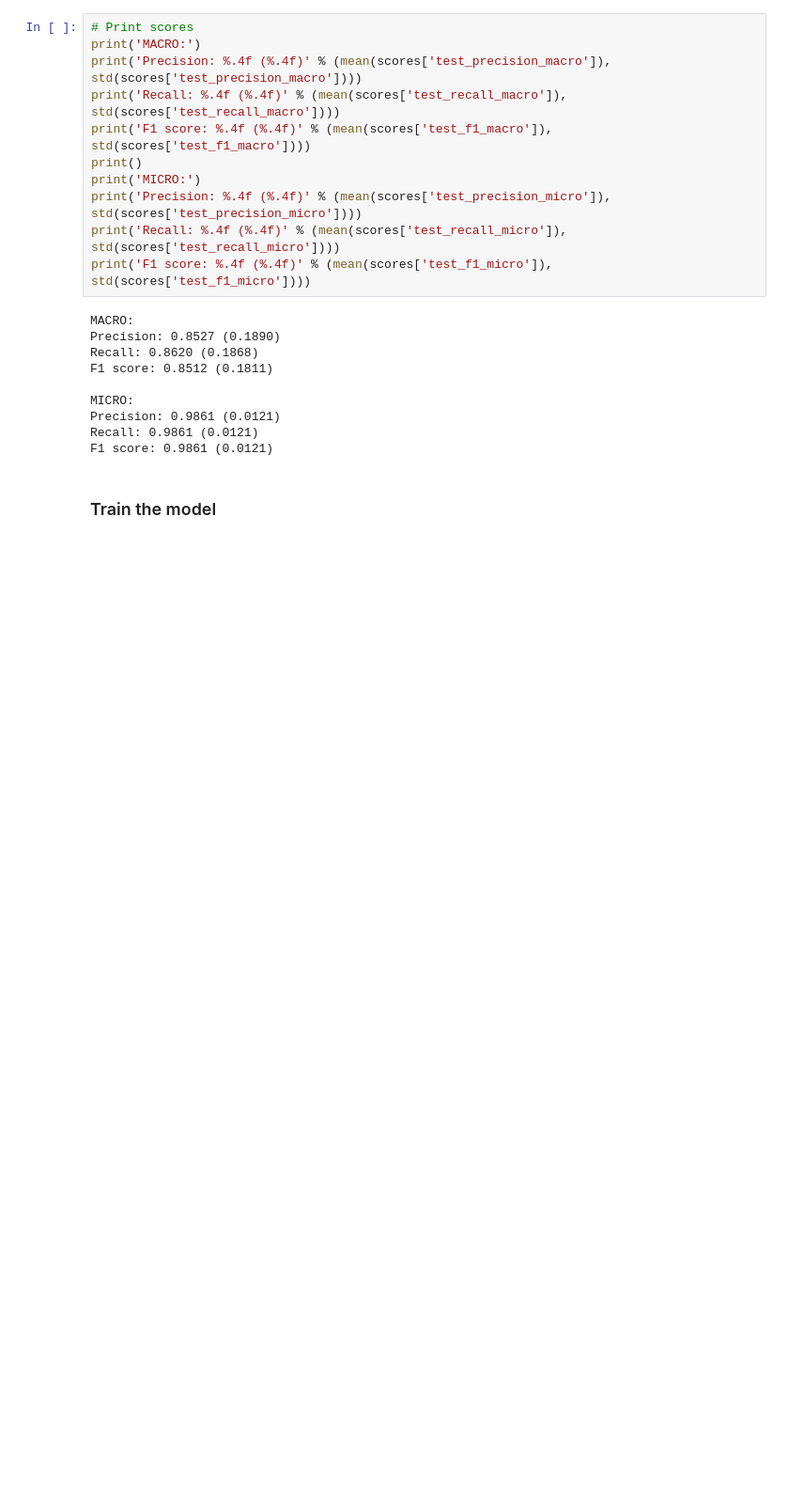
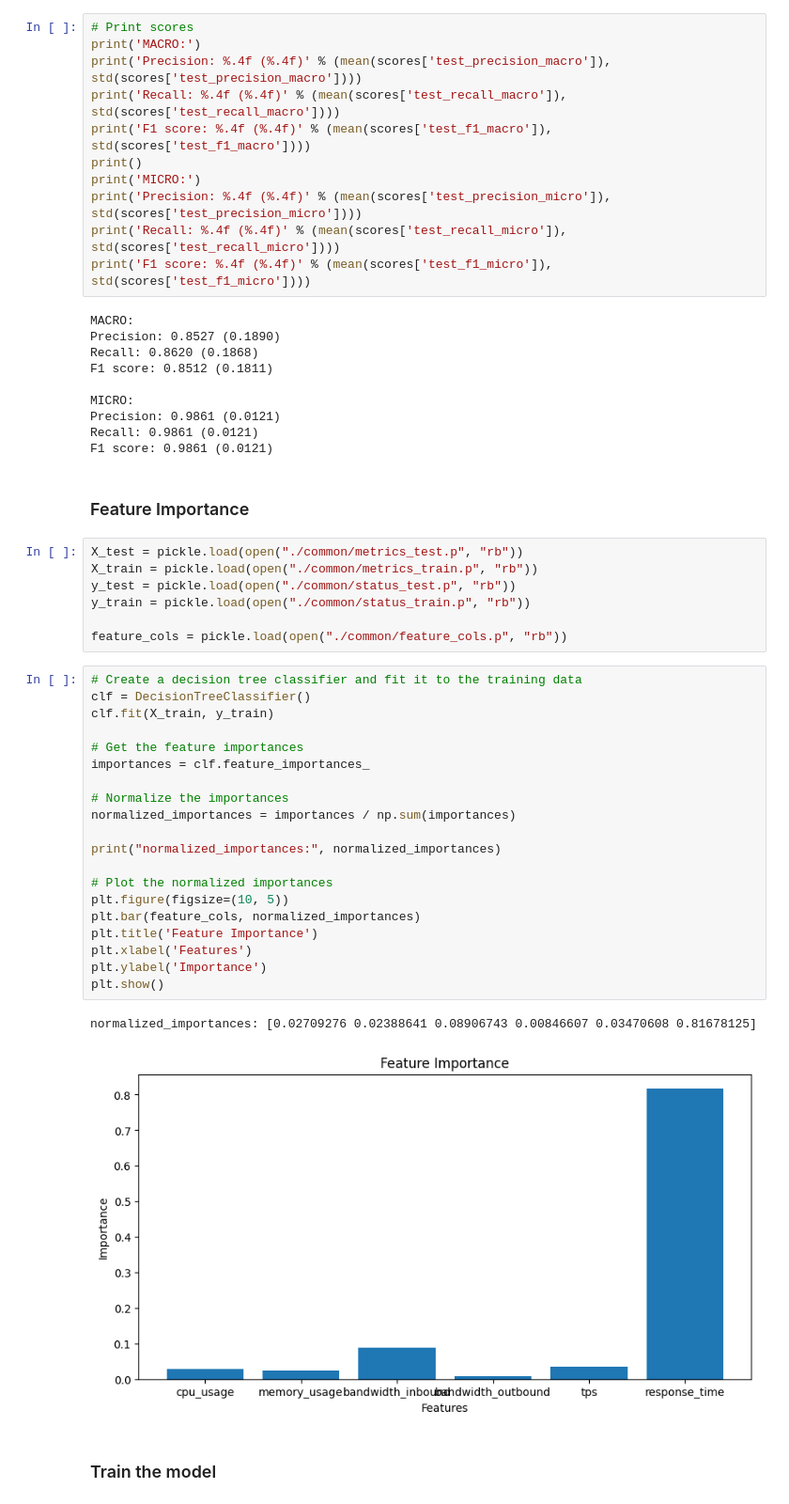
Before and after one commit to meng-rcis/rcie-system-metrics-prediction, a Jupyter notebook: two-stages/status/status.decision_tree.ipynb, the cells around one changed output. Shown at 94% size. Saved outputs shown, nothing was run; the diff lists cells and outputs as text; blank space fills up the shorter version.

Commit message:
Add feature importance

```diff
--- a/two-stages/status/status.decision_tree.ipynb
+++ b/two-stages/status/status.decision_tree.ipynb
@@ -51,6 +51,38 @@ MICRO:
 Precision: 0.9861 (0.0121)
 Recall: 0.9861 (0.0121)
 F1 score: 0.9861 (0.0121)
+# %% [markdown]
+### Feature Importance
+# %%
+X_test = pickle.load(open("./common/metrics_test.p", "rb"))
+X_train = pickle.load(open("./common/metrics_train.p", "rb"))
+y_test = pickle.load(open("./common/status_test.p", "rb"))
+y_train = pickle.load(open("./common/status_train.p", "rb"))
+
+feature_cols = pickle.load(open("./common/feature_cols.p", "rb"))
+# %%
+# Create a decision tree classifier and fit it to the training data
+clf = DecisionTreeClassifier()
+clf.fit(X_train, y_train)
+
+# Get the feature importances
+importances = clf.feature_importances_
+
+# Normalize the importances
+normalized_importances = importances / np.sum(importances)
+
+print("normalized_importances:", normalized_importances)
+
+# Plot the normalized importances
+plt.figure(figsize=(10, 5))
+plt.bar(feature_cols, normalized_importances)
+plt.title('Feature Importance')
+plt.xlabel('Features')
+plt.ylabel('Importance')
+plt.show()
+# %% [output]
+normalized_importances: [0.02709276 0.02388641 0.08906743 0.00846607 0.03470608 0.81678125]
+[figure, added]
 # %% [markdown]
 ### Train the model
 # %%
```
Also changed, not shown: 3 other files.
